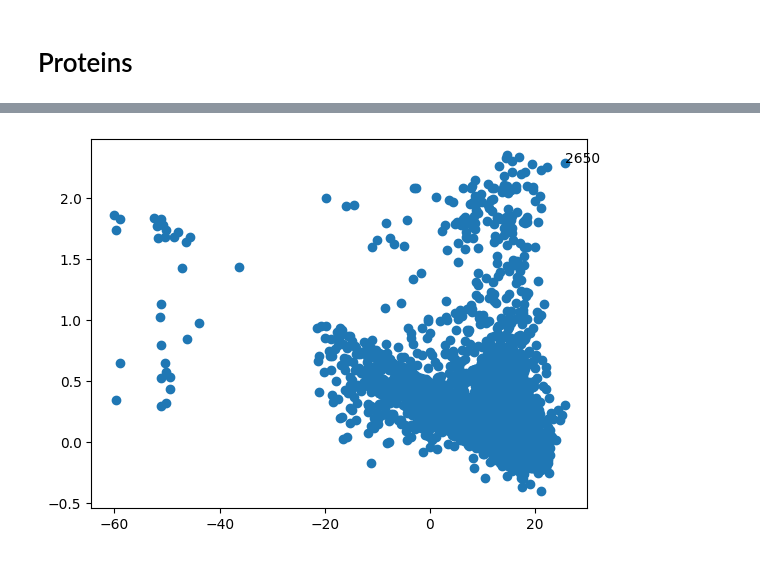
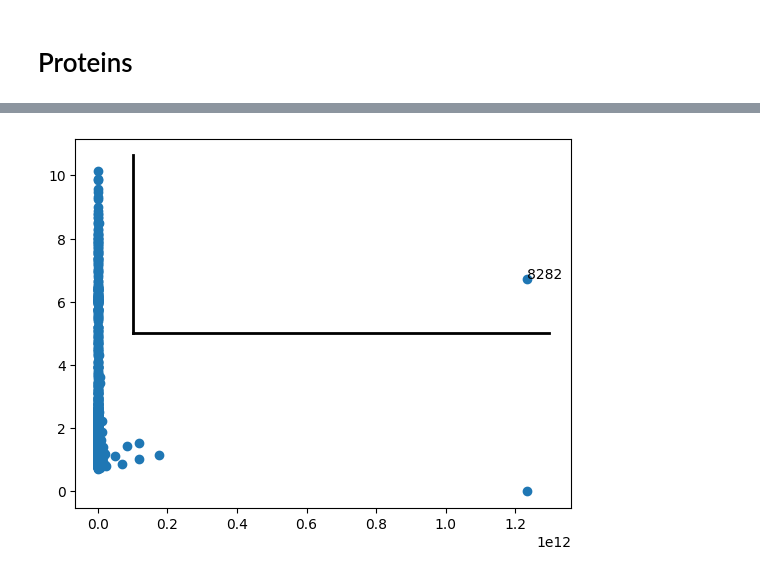
Before and after one commit to SultanOfSauce/pak, a Jupyter notebook: PAk_definitivo.ipynb, the cells around one changed output, grey strips where cells are left out. Cells and saved outputs as stored; diff of their text form; code cells hidden in the pictures.

```diff
--- a/PAk_definitivo.ipynb
+++ b/PAk_definitivo.ipynb
@@ -43,7 +41,7 @@ class PAk():
       return 2 #*r
     else:
       volMinus2 = self.__computeUnitaryHypersphereVolume(dims-2)
-      return (2*pi)/dims * volMinus2 # * r^2
+      return (2*pi)/dims * volMinus2 # * r^dims
 
 
   def computeDensities(self):
@@ -63,7 +61,7 @@ class PAk():
     vkArray = np.zeros(self.nPoints)
 
     for rowIndex, _ in enumerate(self.data):                                    # For each point i in the dataset,
-      for k in range(2, self.nPoints-1):                                             # Check the kNN:
+      for k in range(2, self.nPoints-1):                                        # Check the kNN:
         radius = sortedDists[rowIndex, k]                                       # The radius of the hypersphere is equal to the already computed distance.
         vik = self.__hypersphereVolume * pow(radius, self.d)                    # and compute the volume.
                                                                                 # If j is k+1 NN,
@@ -98,7 +96,7 @@ class PAk():
 
   def computeDistsDensity(self):
     sortedIndices = np.argsort(self.densities)
-    sortedDensities = self.densities[sortedIndices]
+    #sortedDensities = self.densities[sortedIndices]
     minDists = np.zeros(self.nPoints)
     for densIndex, ptIndex in enumerate(sortedIndices):
       if densIndex == self.nPoints-1:
@@ -222,12 +225,12 @@ ax.scatter(testData[:,0], testData[:,1], np.log(densities2), s = 1, c = - 1 * np
 # %%
 # From https://www.kaggle.com/datasets/tobiasle/trp-cage-dihedrals
 # PDB: IL2Y
-trp = pd.read_csv("/content/drive/MyDrive/trp_cage.csv")
+trp = pd.read_csv("./data/trp_300.00.csv")
 trp = (trp
 .drop(trp.columns[41:44], axis = 1)
-.query("`temperature [k]` == 300") # ~ 100°C
 .drop(["temperature [k]", "time [ps]", "replica id"], axis = 1)
-.sample(frac = .5, random_state = 1)) # We only use a subset, colab has only so much ram.
+.sample(frac = .25, random_state = 0) # We only use a subset.
+)
 # %%
 trp
 # %% [output]
@@ -260,24 +265,24 @@ densitiesTrp, errTrp, kTrp = pakTrp.computeDensities()
 distsTrp = pakTrp.computeDistsDensity()
 # %%
 dencutoff = 1e11
-distcutoff = 8
+distcutoff = 5
 
-plt.scatter(np.log(densitiesTrp), np.log(distsTrp))
+plt.scatter(densitiesTrp, distsTrp)
 
 bottom, up = plt.ylim()
 left, right = plt.xlim()
 
-#plt.plot([dencutoff, right], [distcutoff, distcutoff], color="k", linestyle="-", linewidth=2)
-#plt.plot([dencutoff, dencutoff], [distcutoff, up], color="k", linestyle="-", linewidth=2)
+plt.plot([dencutoff, right], [distcutoff, distcutoff], color="k", linestyle="-", linewidth=2)
+plt.plot([dencutoff, dencutoff], [distcutoff, up], color="k", linestyle="-", linewidth=2)
 
 goodpts = []
 
 for i in range(pakTrp.nPoints):
   if distsTrp[i] > distcutoff and densitiesTrp[i] > dencutoff:
     goodpts = goodpts + [i]
-    plt.annotate(i, (np.log(densitiesTrp[i]), np.log(distsTrp[i])))
+    plt.annotate(i, (densitiesTrp[i], distsTrp[i]))
 # %% [output]
-[figure, old version]
+[figure, new version]
 # %%
 pakTrp.computeDensityPeaks(distsTrp, goodpts)
 clustersTrp = pakTrp.clusterArr
```
Also changed, not shown: parts of 14 cells of this notebook, 2 other files.
